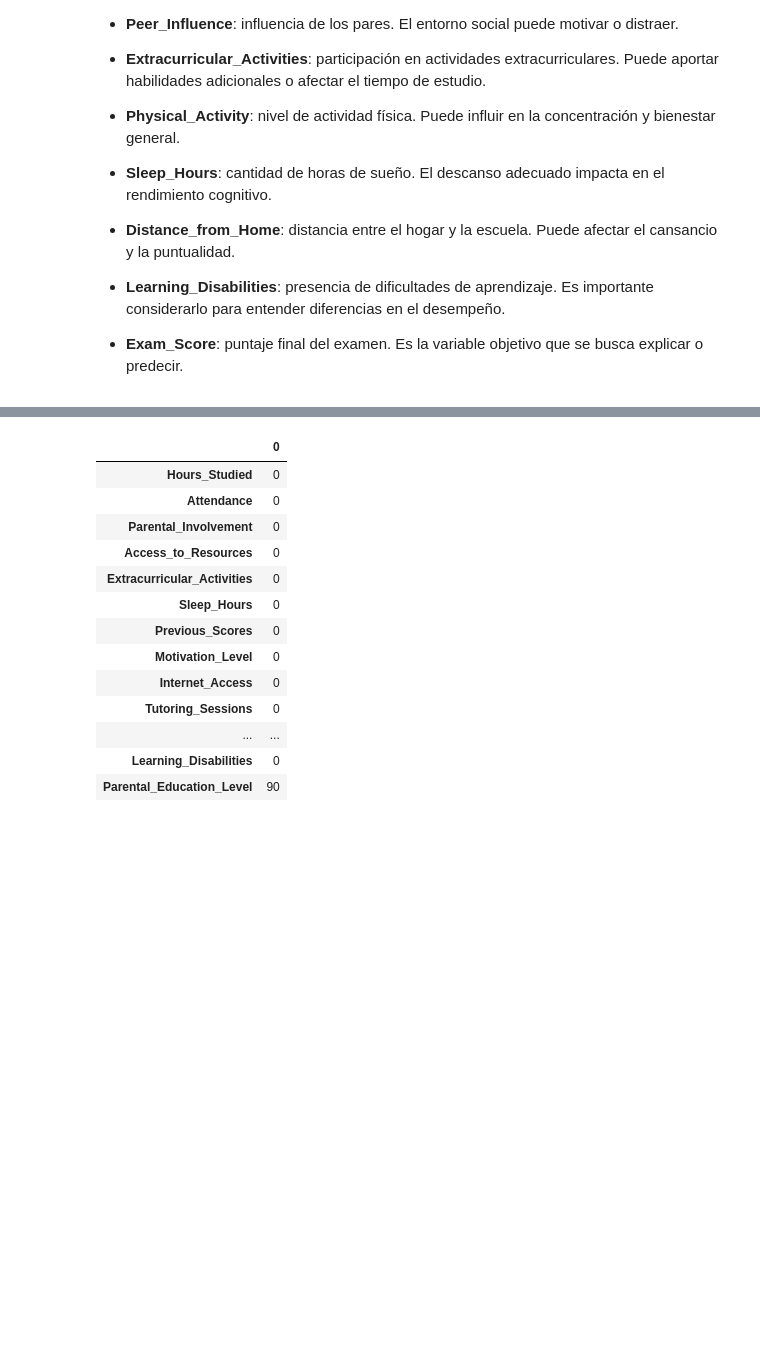
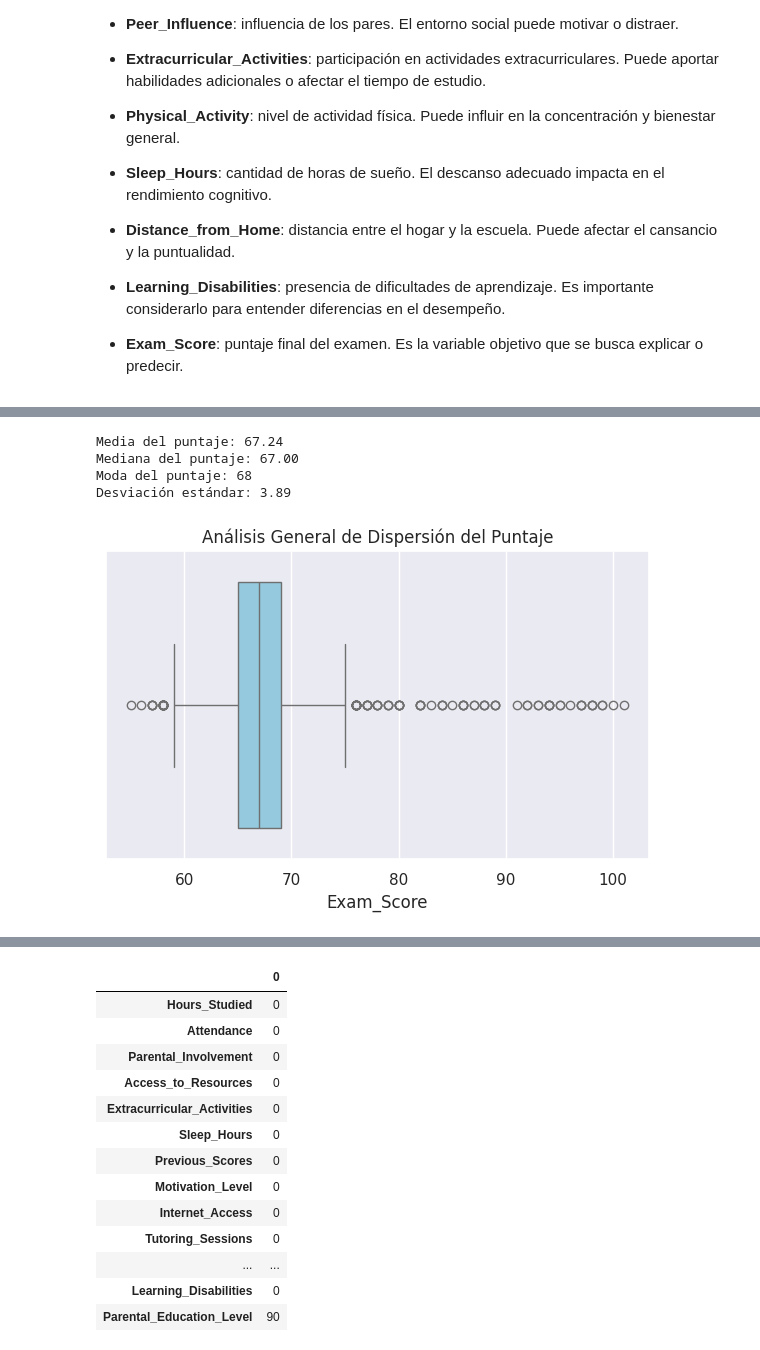
Before and after one commit to aby0202/Data-Science-Coder---Ya-ez-Agustina, a Jupyter notebook: ProyectoDSParteI_Yañez.ipynb, the cells around one changed output, grey strips where cells are left out. Saved outputs shown, nothing was run; the diff lists cells and outputs as text; code cells hidden in the pictures; blank space fills up the shorter version.

```diff
--- a/ProyectoDSParteI_Yañez.ipynb
+++ b/ProyectoDSParteI_Yañez.ipynb
@@ -110,0 +157,19 @@ memory usage: 1.0+ MB
+# %%
+# Cálculo específico de las medidas de tendencia central y dispersión
+print(f"Media del puntaje: {DataSet['Exam_Score'].mean():.2f}")
+print(f"Mediana del puntaje: {DataSet['Exam_Score'].median():.2f}")
+print(f"Moda del puntaje: {DataSet['Exam_Score'].mode()[0]}")
+print(f"Desviación estándar: {DataSet['Exam_Score'].std():.2f}")
+# %% [output]
+Media del puntaje: 67.24
+Mediana del puntaje: 67.00
+Moda del puntaje: 68
+Desviación estándar: 3.89
+# %%
+# Gráfico simple para la sección de "Estadística Descriptiva"
+plt.figure(figsize=(7,4))
+sns.boxplot(x=DataSet["Exam_Score"], color="skyblue")
+plt.title("Análisis General de Dispersión del Puntaje")
+plt.show()
+# %% [output]
+[figure, added]
```
Also changed, not shown: parts of 15 cells of this notebook.
